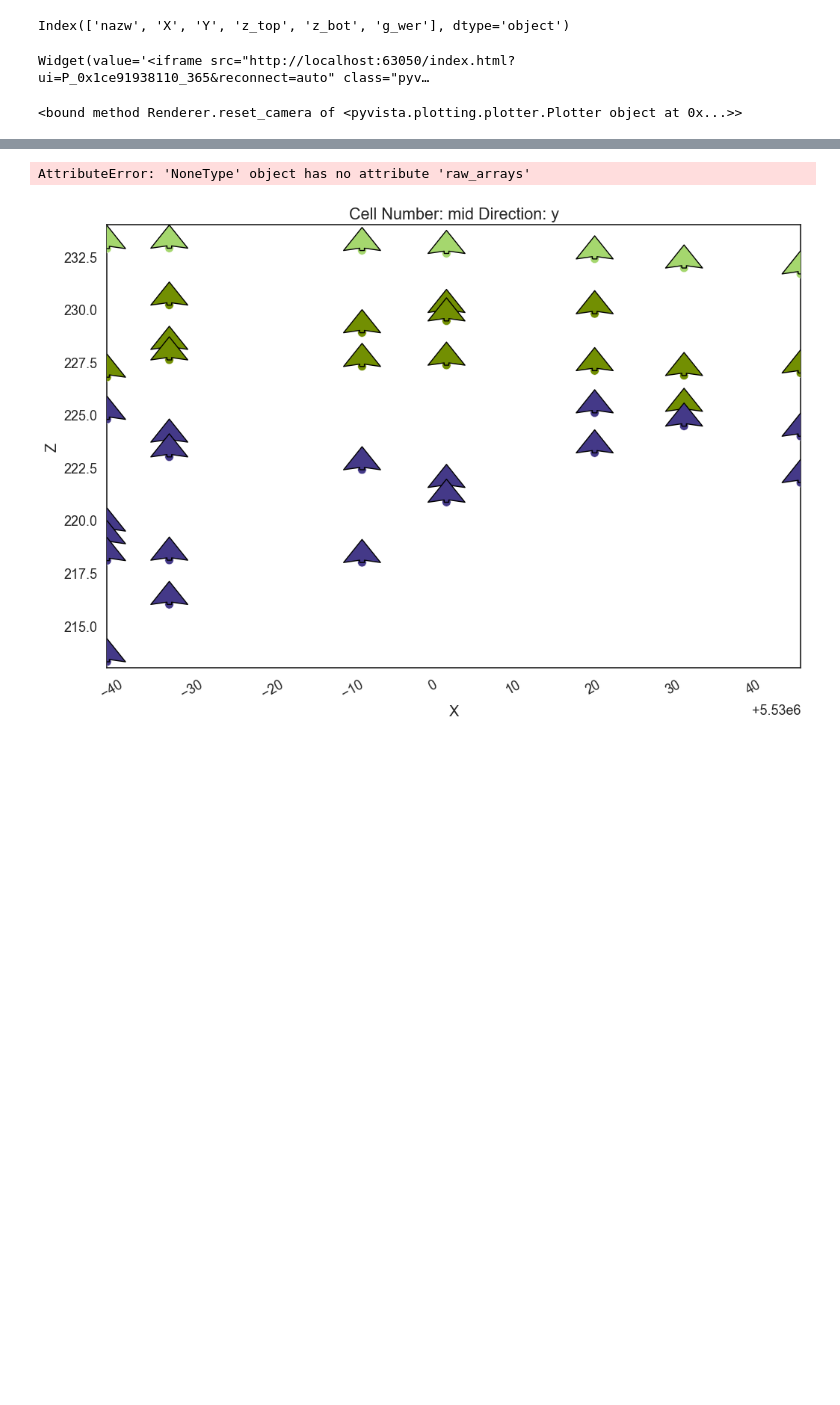
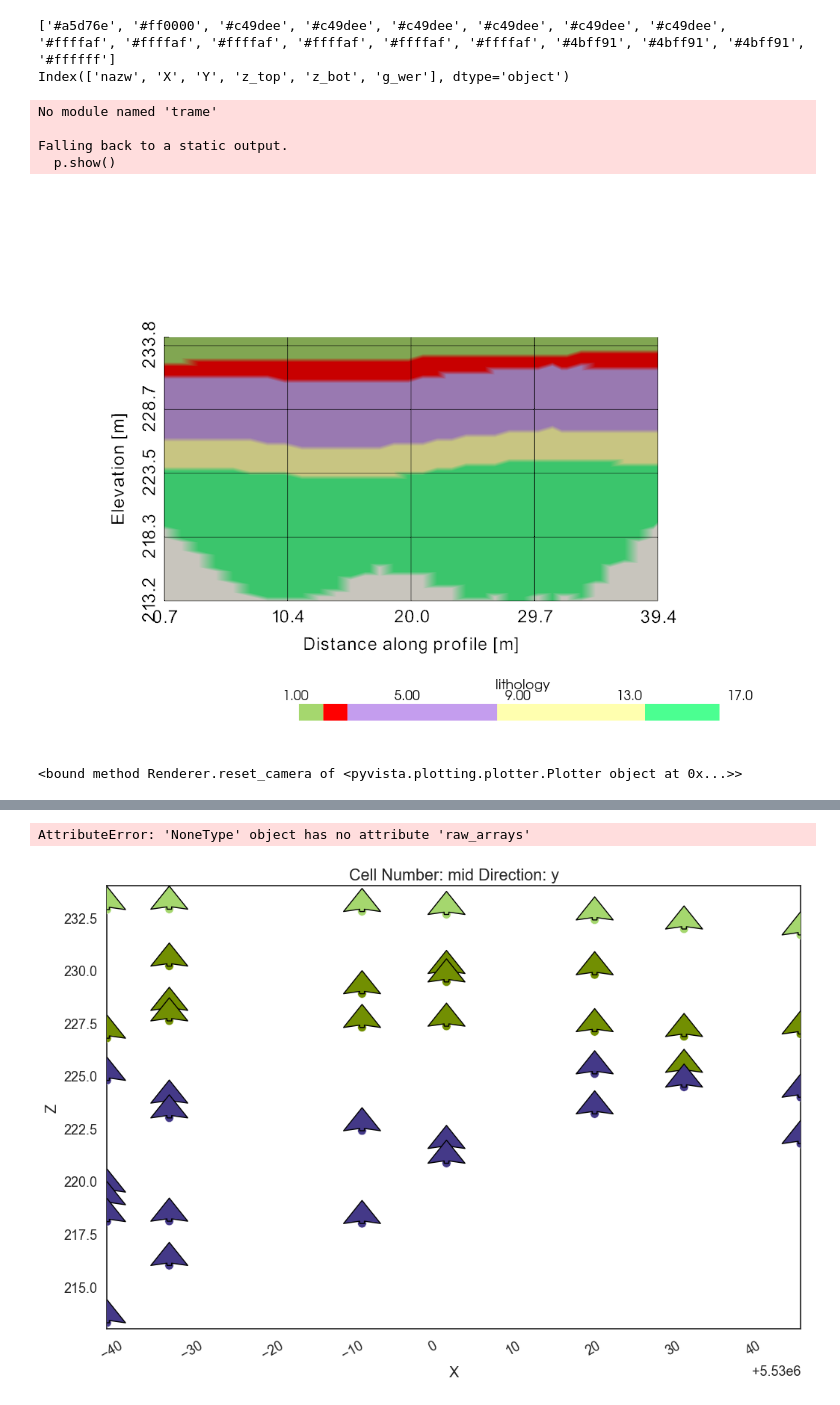
Before and after one commit to HinoYoseii/model_BDI, a Jupyter notebook: BDI_model.ipynb, the cells around one changed output, grey strips where cells are left out. Saved outputs shown, nothing was run; the diff lists cells and outputs as text; code cells hidden in the pictures; blank space fills up the shorter version.

```diff
--- a/BDI_model.ipynb
+++ b/BDI_model.ipynb
@@ -290,8 +571,10 @@ import pandas as pd
 bh = pd.read_csv("boreholes.csv",  sep=";")
 
 sf = geo_model.structural_frame
-surfaces_sorted = sorted(sf.surfaces, key=lambda s: s.id)
+surfaces_sorted = sorted(sf.surfaces, key=lambda s: s.name)
 cmap = [s.color for s in surfaces_sorted]
+
+print(cmap)
 
 rg = geo_model.grid.regular_grid
 nx, ny, nz = rg.resolution
@@ -321,9 +604,6 @@ polyline = np.array([
 # [7416085.434,5529959.407,233.18],
 # [7416077.535,5529991.197,232.99]
 ], dtype=float)
-
-
-
 
 npts = polyline.shape[0]
 
@@ -434,36 +714,41 @@ p.add_mesh(
 #         scalars="scalar"
 #     ),
 #     color="black",
 #     line_width=1
 # )
 
 p.set_scale(xscale=1, yscale=1, zscale=1)
 
 p.show_bounds(
-    xlabel="Distance along profile [m]",
-    zlabel="Elevation [m]",
+    xtitle="Distance along profile [m]",
+    ztitle="Elevation [m]",
     grid="front",
     location="outer"
 )
 
 # for _, row in bh_sel.iterrows():
 #     line = pv.Line(
 #         pointa=(row["s"], 0, row["z_top"]),
 #         pointb=(row["s"], 0, row["z_bot"])
 #     )
 
 # p.add_mesh(
 #     line,
 #     color="black",
 #     line_width=3
 # )
 
 p.show()
 time.sleep(0.01)
 p.reset_camera
 # %% [output]
+['#a5d76e', '#ff0000', '#c49dee', '#c49dee', '#c49dee', '#c49dee', '#c49dee', '#c49dee', '#ffffaf', '#ffffaf', '#ffffaf', '#ffffaf', '#ffffaf', '#ffffaf', '#4bff91', '#4bff91', '#4bff91', '#ffffff']
 Index(['nazw', 'X', 'Y', 'z_top', 'z_bot', 'g_wer'], dtype='object')
-Widget(value='<iframe src="http://localhost:63050/index.html?ui=P_0x1ce91938110_365&reconnect=auto" class="pyv…
+No module named 'trame'
+
+Falling back to a static output.
+  p.show()
+[figure, added]
 <bound method Renderer.reset_camera of <pyvista.plotting.plotter.Plotter object at 0x...>>
 # %%
 #Widok 3d modelu
```
Also changed, not shown: parts of 6 cells of this notebook.
